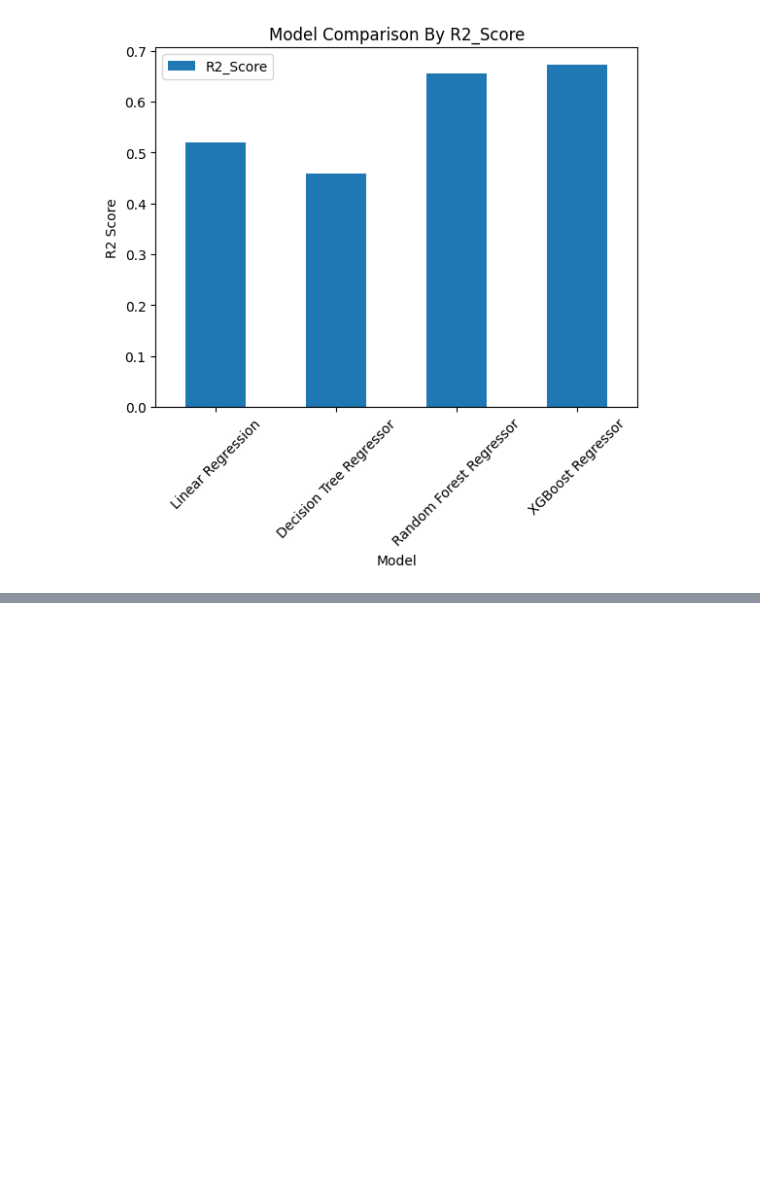
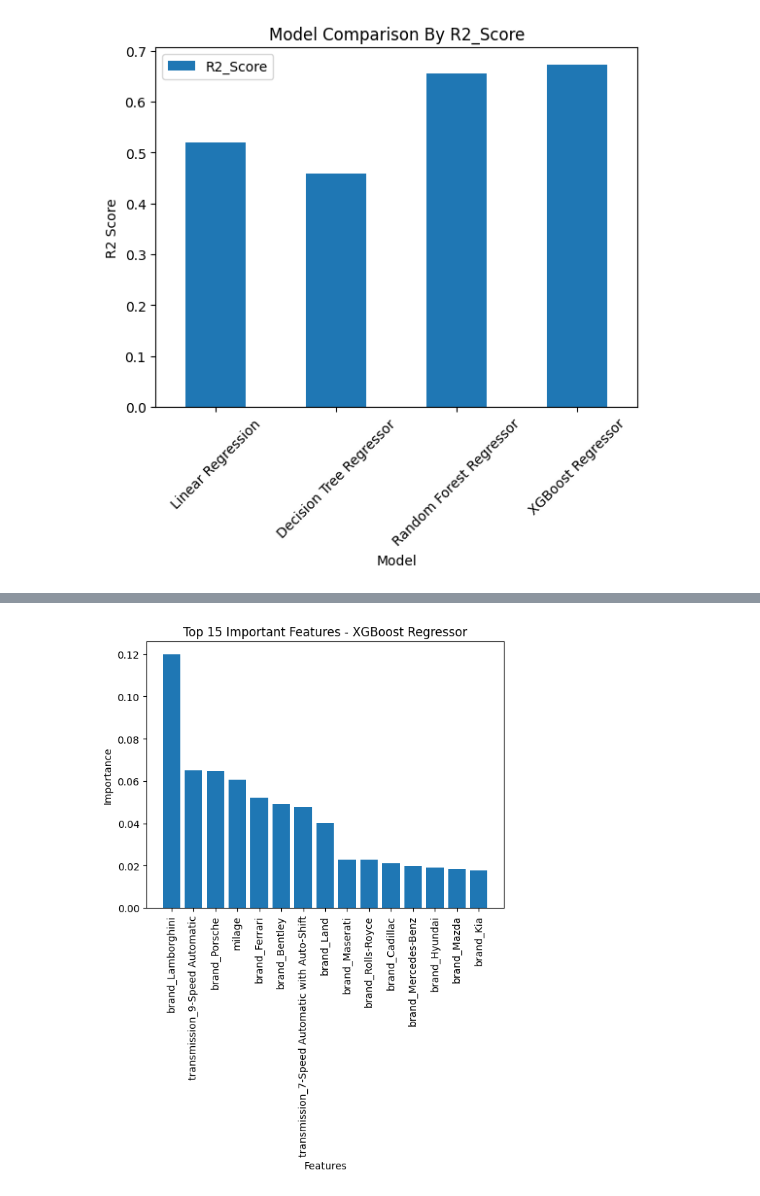
Before and after one commit to SMCodeX7/Used-Car-Price-Prediction, a Jupyter notebook: notebooks/UsedCarPricePrediction.ipynb, the cells around one changed output, grey strips where cells are left out. Saved outputs shown, nothing was run; the diff lists cells and outputs as text; code cells hidden in the pictures; blank space fills up the shorter version.

Commit message:
Feature Importance

```diff
--- a/notebooks/UsedCarPricePrediction.ipynb
+++ b/notebooks/UsedCarPricePrediction.ipynb
@@ -566,3 +566,17 @@ plt.xticks(rotation=45)
 plt.show()
 # %% [output]
 [figure]
+# %%
+feature_importance = xgboost_model.feature_importances_
+
+feature_importance_df = pd.DataFrame({
+    "Feature": X_encoded.columns,
+    "Importance": feature_importance
+})
+
+feature_importance_df = feature_importance_df.sort_values(
+    by="Importance",
+    ascending=False
+)
+
+feature_importance_df.head(20)
@@ -568,0 +601,12 @@ plt.show()
+# %%
+# Plot Top 15 Most Important Features
+top_features = feature_importance_df.head(15)
+
+plt.bar(top_features["Feature"], top_features["Importance"])
+plt.xlabel("Features")
+plt.ylabel("Importance")
+plt.title("Top 15 Important Features - XGBoost Regressor")
+plt.xticks(rotation=90)
+plt.show()
+# %% [output]
+[figure, added]
```
Also changed, not shown: parts of 1 cell of this notebook.
